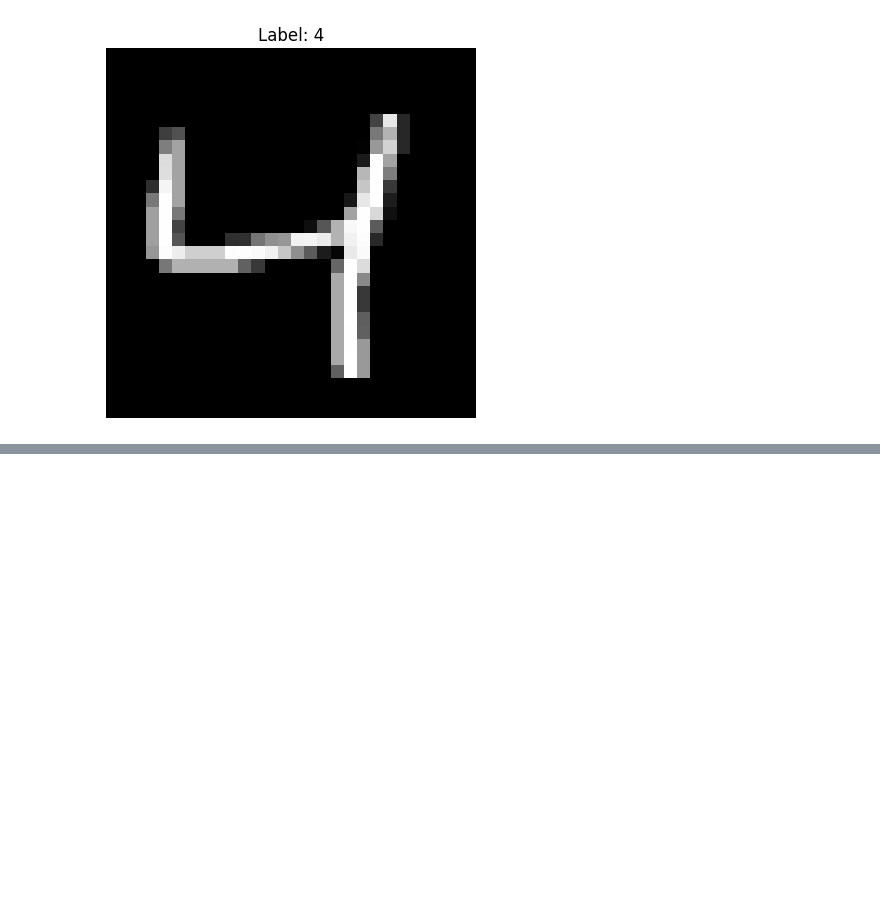
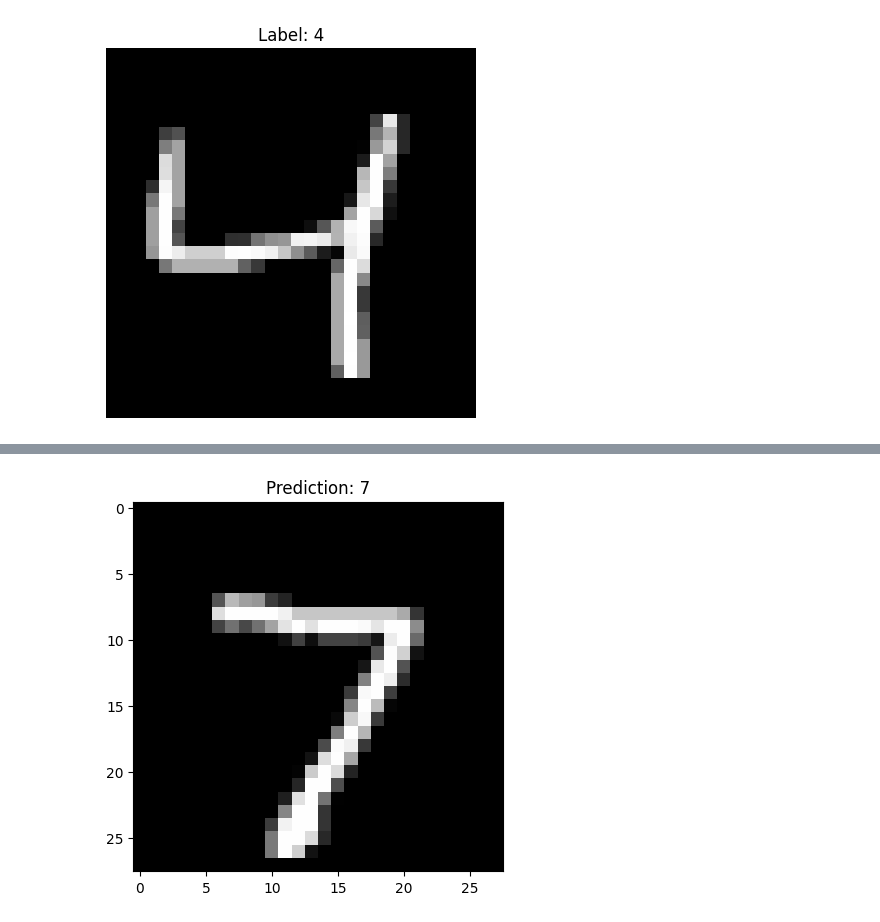
Before and after one commit to The-Bikash/Learn-ML, a Jupyter notebook: 5-Projects/CNN/Handwritten-Digit-Recognition.ipynb, the cells around one changed output, grey strips where cells are left out. Drawn from its saved outputs; the diff is of its cells as text; code cells hidden in the pictures; blank space fills up the shorter version.

```diff
--- a/5-Projects/CNN/Handwritten-Digit-Recognition.ipynb
+++ b/5-Projects/CNN/Handwritten-Digit-Recognition.ipynb
@@ -94,0 +154,8 @@ plt.show()
+# %%
+
+# Show prediction for the first test image
+plt.imshow(x_test[0].reshape(28, 28), cmap="gray")
+plt.title(f"Prediction: {np.argmax(predictions[0])}")
+plt.show()
+# %% [output]
+[figure, added]
```
Also changed, not shown: parts of 9 cells of this notebook, 3 other files.
